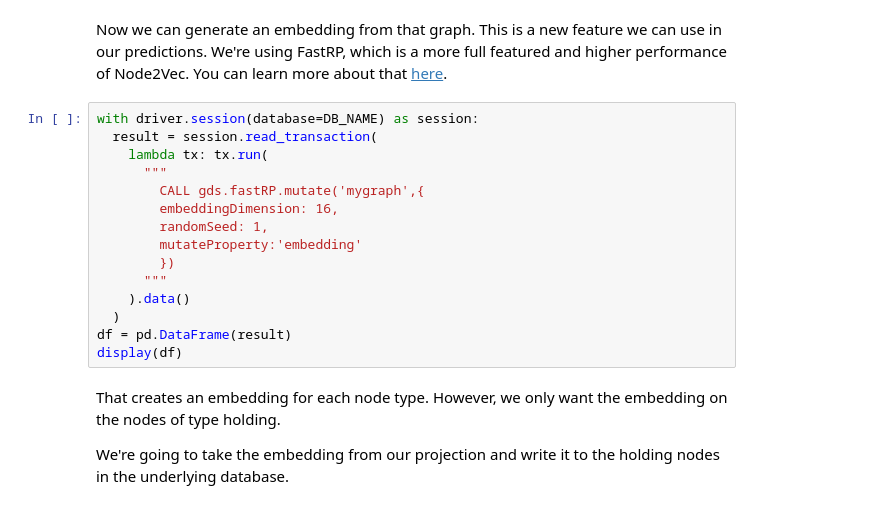
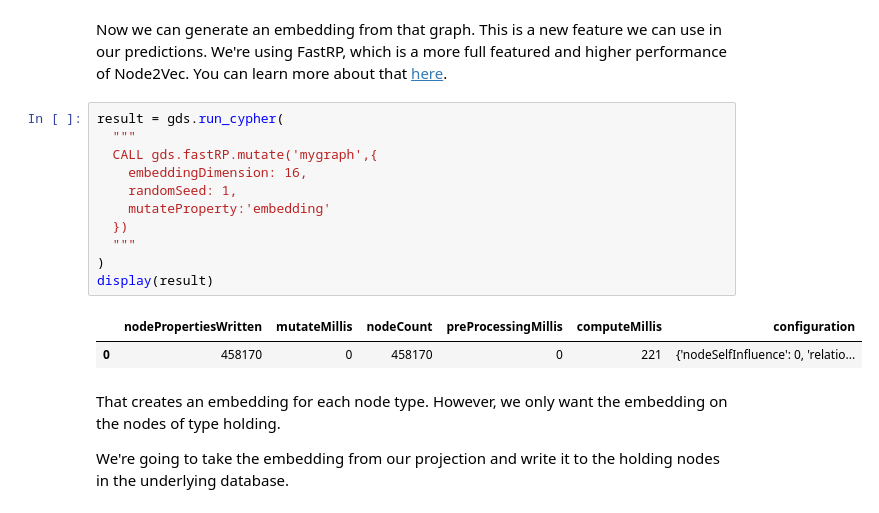
Before and after one commit to neo4j-partners/hands-on-lab-neo4j-and-vertex-ai, a Jupyter notebook: Lab 5 - Graph Data Science/embedding.ipynb, the cells around one changed output. Drawn from its saved outputs; the diff is of its cells as text.

```diff
--- a/Lab 5 - Graph Data Science/embedding.ipynb
+++ b/Lab 5 - Graph Data Science/embedding.ipynb
@@ -79,20 +78,19 @@ with driver.session(database=DB_NAME) as session:
 # %% [markdown]
 Now we can generate an embedding from that graph. This is a new feature we can use in our predictions. We're using FastRP, which is a more full featured and higher performance of Node2Vec. You can learn more about that [here](https://neo4j.com/docs/graph-data-science/current/algorithms/fastrp/).
 # %%
-with driver.session(database=DB_NAME) as session:
-  result = session.read_transaction(
-    lambda tx: tx.run(
-      """
-        CALL gds.fastRP.mutate('mygraph',{
-        embeddingDimension: 16,
-        randomSeed: 1,
-        mutateProperty:'embedding'
-        })
-      """
-    ).data()
-  )
-df = pd.DataFrame(result)
-display(df)
+result = gds.run_cypher(
+  """
+  CALL gds.fastRP.mutate('mygraph',{
+    embeddingDimension: 16,
+    randomSeed: 1,
+    mutateProperty:'embedding'
+  })
+  """
+)
+display(result)
+# %% [output]
+|  | nodePropertiesWritten | mutateMillis | nodeCount | preProcessingMillis | computeMillis | configuration |
+| 0 | 458170 | 0 | 458170 | 0 | 221 | {'nodeSelfInfluence': 0, 'relatio... |
 # %% [markdown]
 That creates an embedding for each node type.  However, we only want the embedding on the nodes of type holding.
 
```
Also changed, not shown: parts of 16 cells of this notebook.
